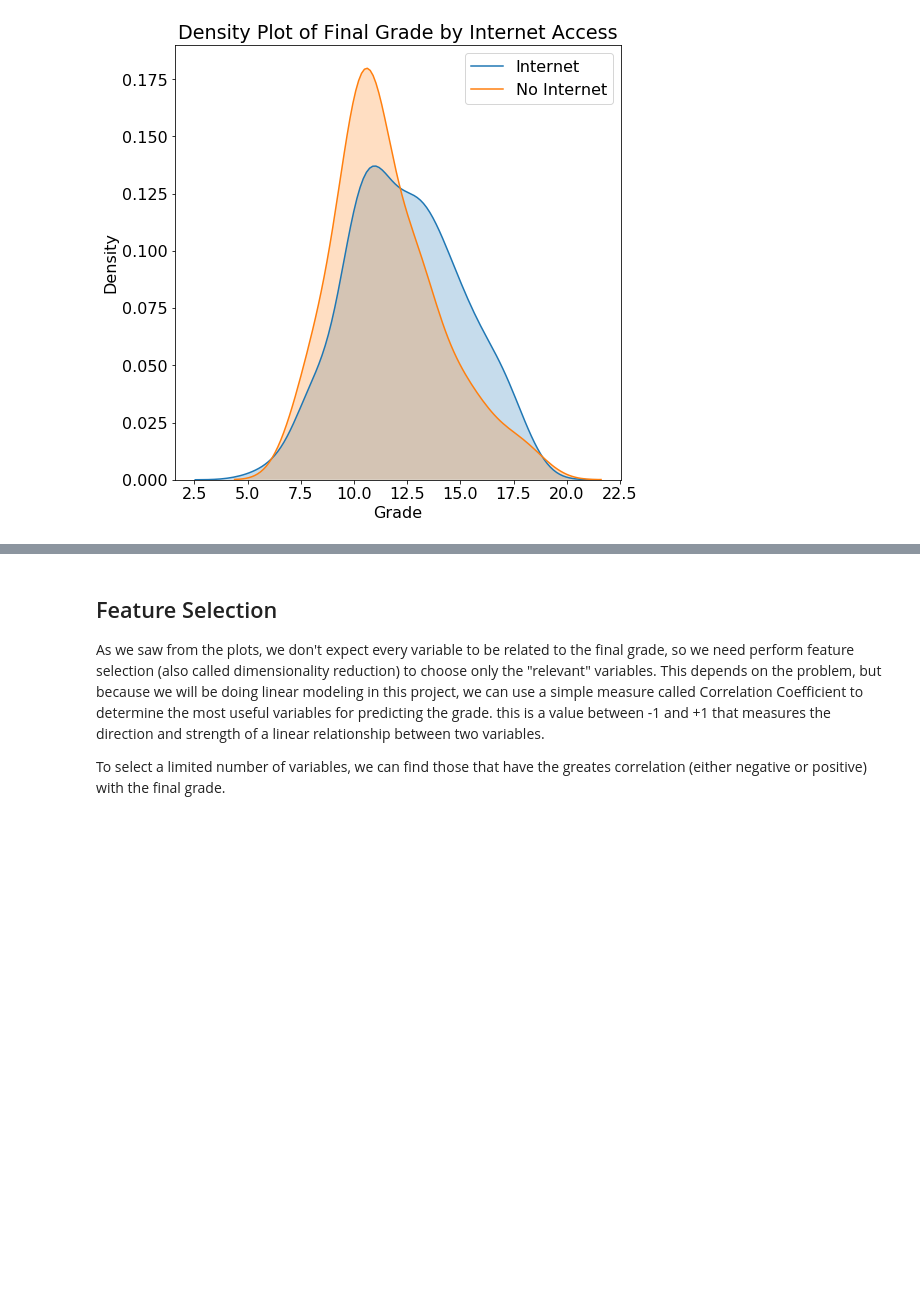
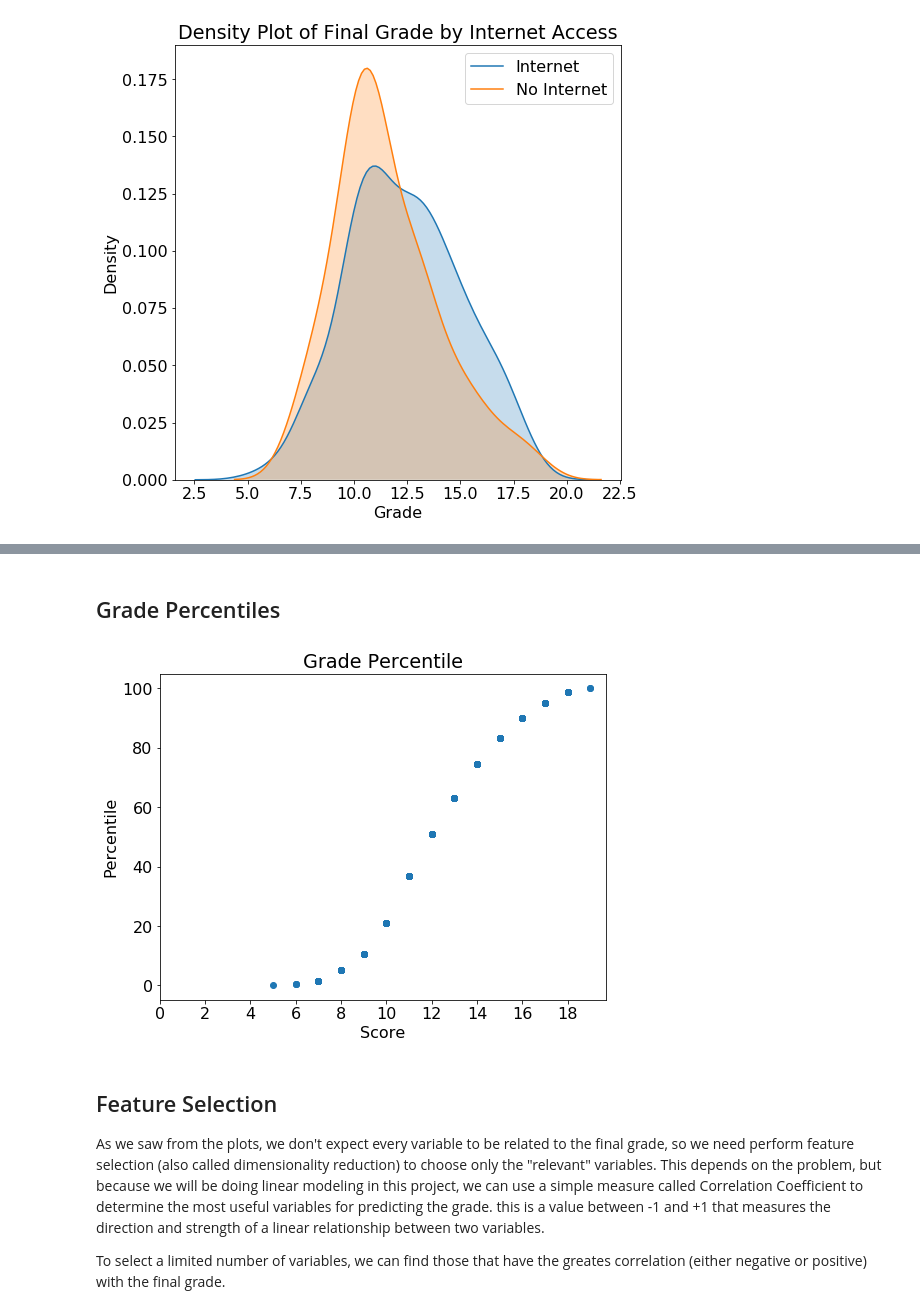
Before and after one commit to BonifasiusAnggara/Predicting-Student-Grades-with-BayesianLR, a Jupyter notebook: Predicting_Student_Grades_with_BayesianLR.ipynb, the cells around one changed output, grey strips where cells are left out. Saved outputs shown, nothing was run; the diff lists cells and outputs as text; code cells hidden in the pictures; blank space fills up the shorter version.

```diff
--- a/Predicting_Student_Grades_with_BayesianLR.ipynb
+++ b/Predicting_Student_Grades_with_BayesianLR.ipynb
@@ -195,3 +213,16 @@ plt.ylim(0, .19);
+# %% [markdown]
+## Grade Percentiles
+# %%
+# Calculate percentile for grades
+df['percentile'] = df['Grade'].apply(lambda x: percentileofscore(df['Grade'], x))
+# %%
+# Plot percentile for Grade
+plt.figure(figsize = (8,6))
+plt.plot(df['Grade'], df['percentile'], 'o')
+plt.xticks(range(0, 20, 2), range(0, 20, 2))
+plt.xlabel('Score'); plt.ylabel('Percentile'); plt.title('Grade Percentile');
+# %% [output]
+[figure, added]
 # %% [markdown]
 ## Feature Selection
 As we saw from the plots, we don't expect every variable to be related to the final grade, so we need perform feature selection (also called dimensionality reduction) to choose only the "relevant" variables. This depends on the problem, but because we will be doing linear modeling in this project, we can use a simple measure called Correlation Coefficient to determine the most useful variables for predicting the grade. this is a value between -1 and +1 that measures the direction and strength of a linear relationship between two variables.
```
Also changed, not shown: parts of 17 cells of this notebook.
